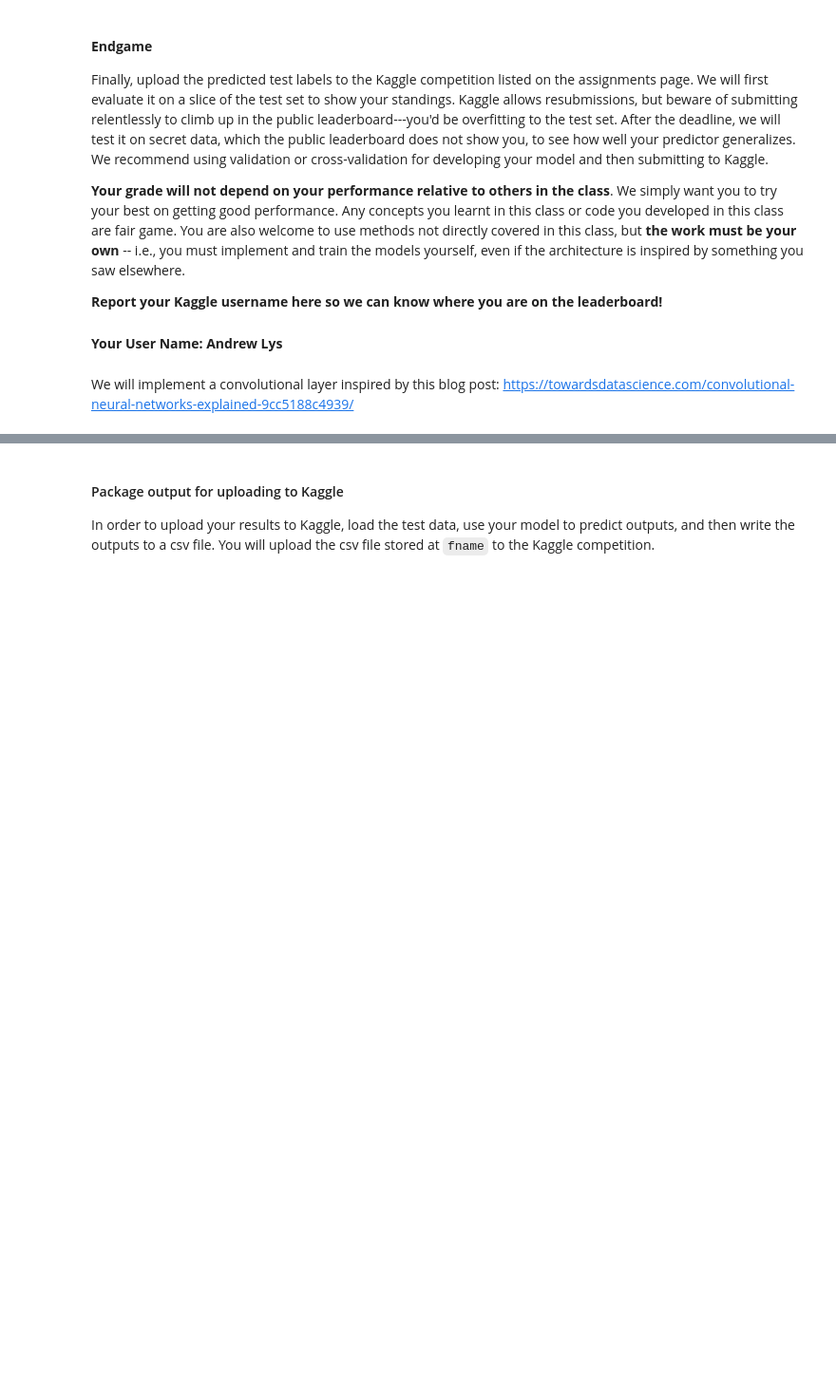
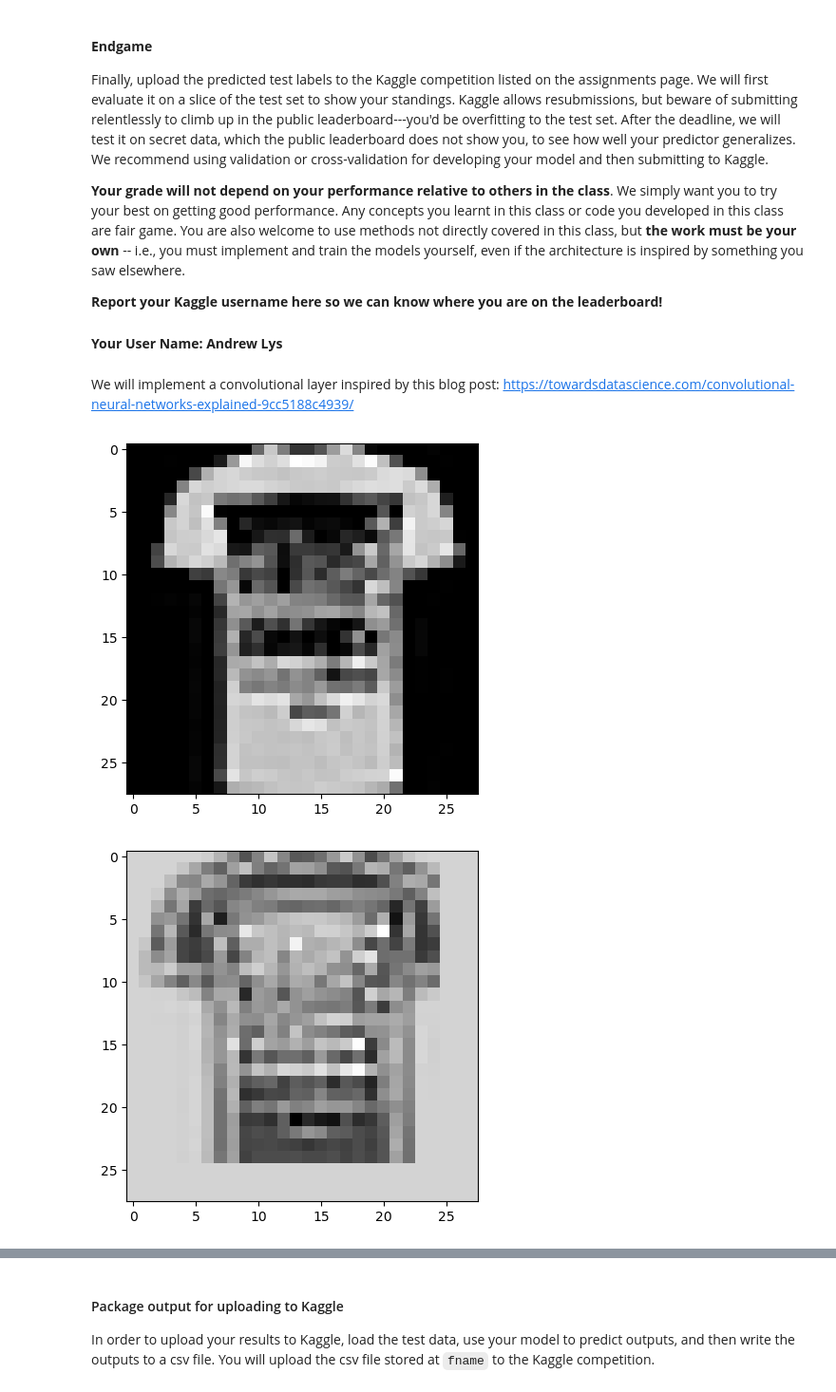
Before and after one commit to andrewlys/ttic31020, a Jupyter notebook: hw9/hw9 experimental/hw9.ipynb, the cells around one changed output, grey strips where cells are left out. Shown: that part at 95% size. Saved outputs shown, nothing was run; the diff lists cells and outputs as text; code cells hidden in the pictures; blank space fills up the shorter version.

Commit message:
hw9: task 6: conv.forward() debugged and fully functional to do: - implement conv.backward() and test it - implement batchnorm(Module) and test it - implement pooling(Module) and test it

```diff
--- a/hw9/hw9 experimental/hw9.ipynb
+++ b/hw9/hw9 experimental/hw9.ipynb
@@ -842,10 +842,10 @@ y = train_data['labels']
 X_test = test_data['data']
 
 # Preprocessing X
-X = X.reshape((X.shape[0], -1)) # flatten
+X = X[..., np.newaxis] # add channel dimension
 if X.max() > 1: X = X / 255.
 
-X_test = X_test.reshape((X_test.shape[0], -1))
+X_test = X_test[..., np.newaxis] # add channel dimension
 if X_test.max() > 1: X_test = X_test / 255.
 
 # Split into Xfm_train, yfm_train, Xfm_val, yfm_val
@@ -977,0 +981,20 @@ class Conv(Module):
+# %%
+# test the forward pass
+Xfm_train.shape
+cnn_clf = Conv(1, 1, 3, 1, 1)
+cnn_clf.weight = np.array([
+    [-1, -1, -1],
+    [-1, 4, -1],
+    [-1, -1, -1]
+])[np.newaxis, :, :, np.newaxis] # edge detection
+cnn_clf.forward(Xfm_train[:3])
+for x_in, x_out in zip(Xfm_train[:3], cnn_clf._output):
+    plt.figure()
+    plt.imshow(x_in[:, :, 0], cmap='gray')
+    plt.show()
+    plt.figure()
+    plt.imshow(x_out[:, :, 0], cmap = 'gray')
+#### TASK 6 CODE
+# %% [output]
+[figure, added]
+[figure, added]
```
Also changed, not shown: parts of 3 cells of this notebook.
